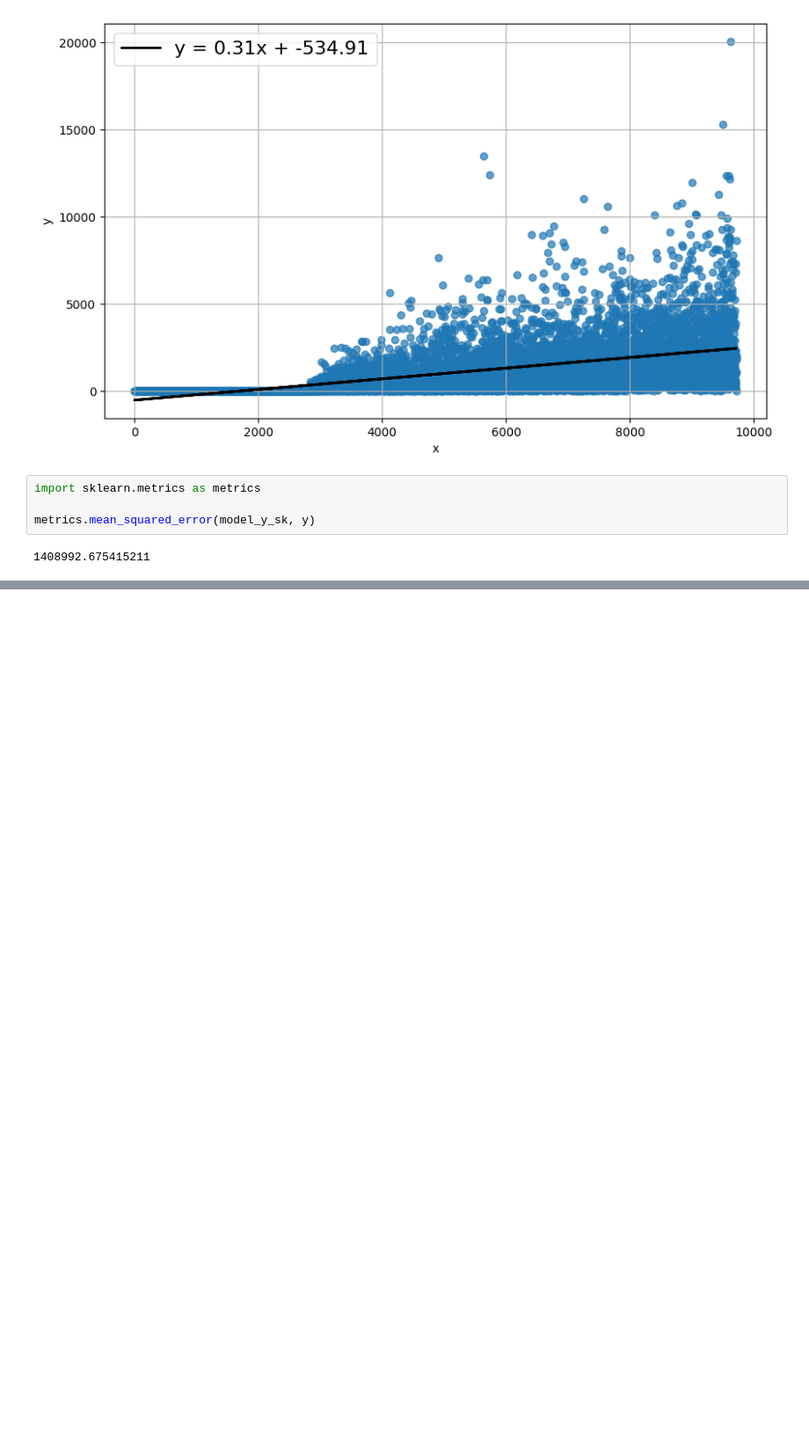
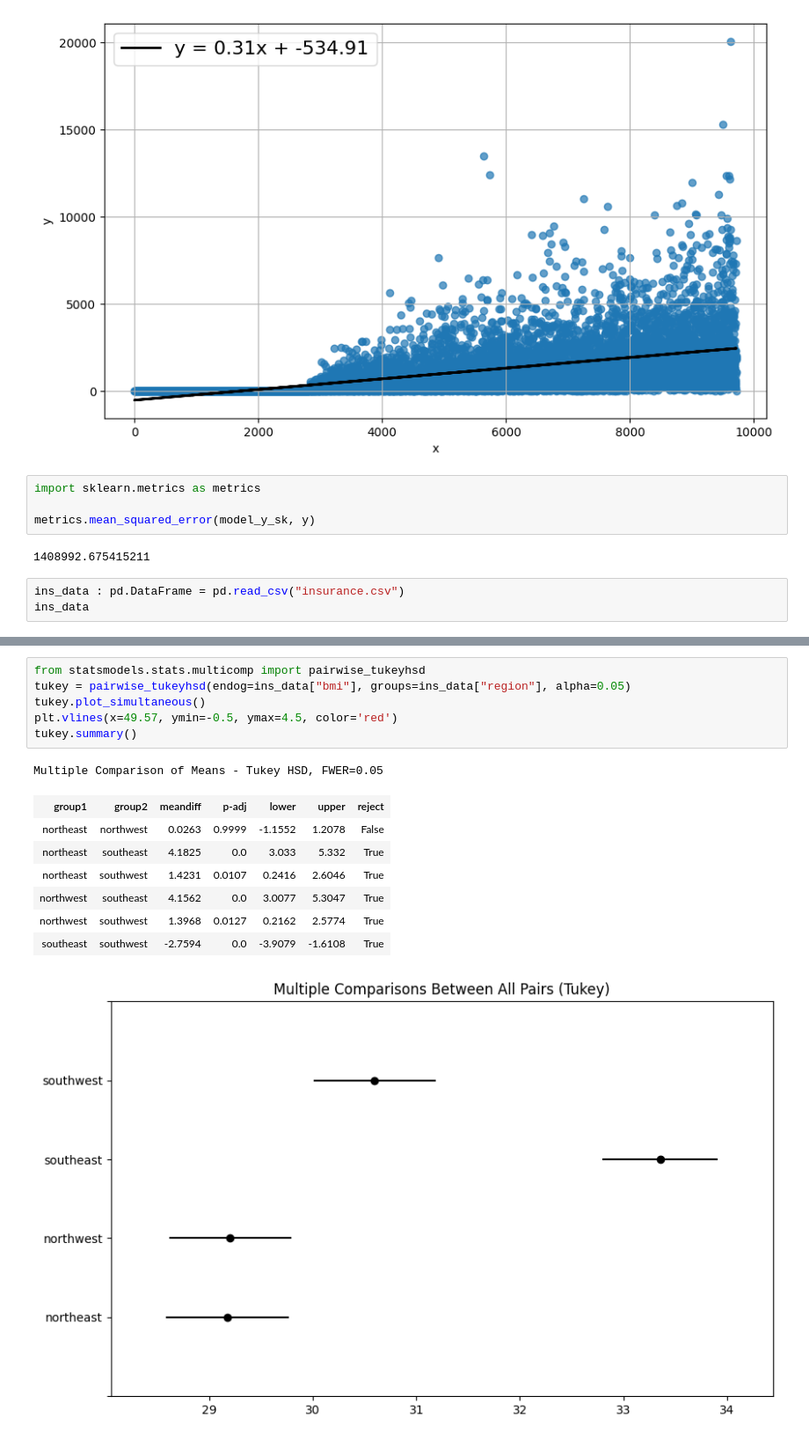
Before and after one commit to Joombey/big-data, a Jupyter notebook: pr4/pr4lab.ipynb, the cells around one changed output, grey strips where cells are left out. Shown at 88% size. Saved outputs shown, nothing was run; the diff lists cells and outputs as text; blank space fills up the shorter version.

```diff
--- a/pr4/pr4lab.ipynb
+++ b/pr4/pr4lab.ipynb
@@ -142,3 +146,6 @@ import sklearn.metrics as metrics
 metrics.mean_squared_error(model_y_sk, y)
 # %% [output]
 1408992.675415211
+# %%
+ins_data : pd.DataFrame = pd.read_csv("insurance.csv")
+ins_data
@@ -144,0 +263,16 @@ metrics.mean_squared_error(model_y_sk, y)
+# %%
+from statsmodels.stats.multicomp import pairwise_tukeyhsd
+tukey = pairwise_tukeyhsd(endog=ins_data["bmi"], groups=ins_data["region"], alpha=0.05)
+tukey.plot_simultaneous()
+plt.vlines(x=49.57, ymin=-0.5, ymax=4.5, color='red')
+tukey.summary()
+# %% [output]
+Multiple Comparison of Means - Tukey HSD, FWER=0.05
+| group1 | group2 | meandiff | p-adj | lower | upper | reject |
+| northeast | northwest | 0.0263 | 0.9999 | -1.1552 | 1.2078 | False |
+| northeast | southeast | 4.1825 | 0.0 | 3.033 | 5.332 | True |
+| northeast | southwest | 1.4231 | 0.0107 | 0.2416 | 2.6046 | True |
+| northwest | southeast | 4.1562 | 0.0 | 3.0077 | 5.3047 | True |
+| northwest | southwest | 1.3968 | 0.0127 | 0.2162 | 2.5774 | True |
+| southeast | southwest | -2.7594 | 0.0 | -3.9079 | -1.6108 | True |
+[figure, added]
```
Also changed, not shown: parts of 12 cells of this notebook, 3 other files.
